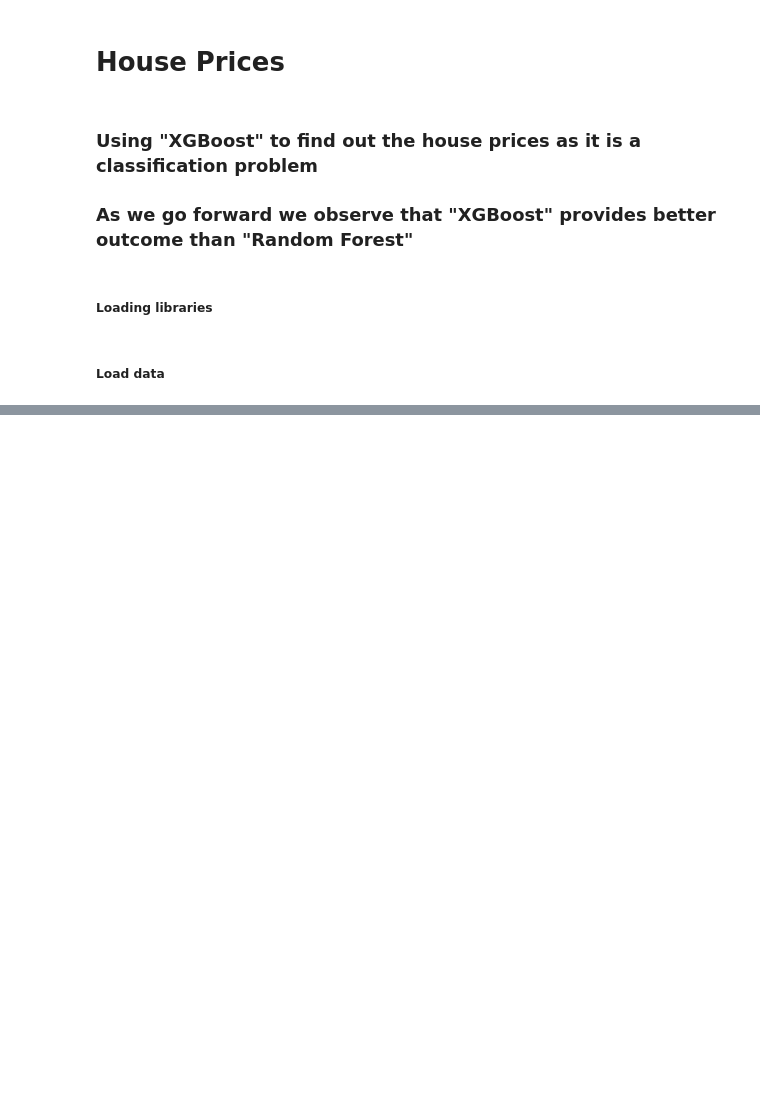
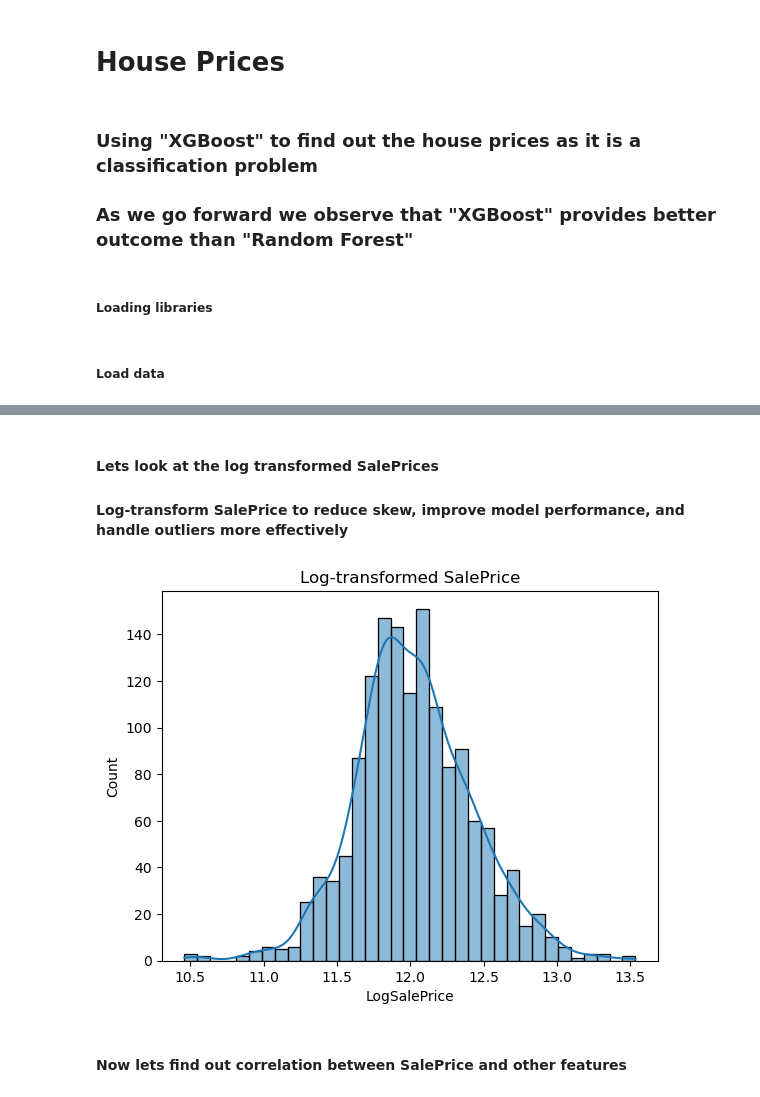
Before and after one commit to shreyashtm/House-Prices-Kaggle, a Jupyter notebook: notebooks/housePrices.ipynb, the cells around one changed output, grey strips where cells are left out. Saved outputs shown, nothing was run; the diff lists cells and outputs as text; code cells hidden in the pictures; blank space fills up the shorter version.

```diff
--- a/notebooks/housePrices.ipynb
+++ b/notebooks/housePrices.ipynb
@@ -25,0 +149,13 @@ System       bin          etc          private      usr
+# %% [markdown]
+#### Lets look at the log transformed SalePrices
+#### Log-transform SalePrice to reduce skew, improve model performance, and handle outliers more effectively
+# %%
+
+train['LogSalePrice'] = np.log1p(train['SalePrice'])
+sb.histplot(train['LogSalePrice'], kde=True)
+plt.title("Log-transformed SalePrice")
+plt.show()
+# %% [output]
+[figure, added]
+# %% [markdown]
+#### Now lets find out correlation between SalePrice and other features
```
Also changed, not shown: parts of 44 cells of this notebook, 1 other file.
